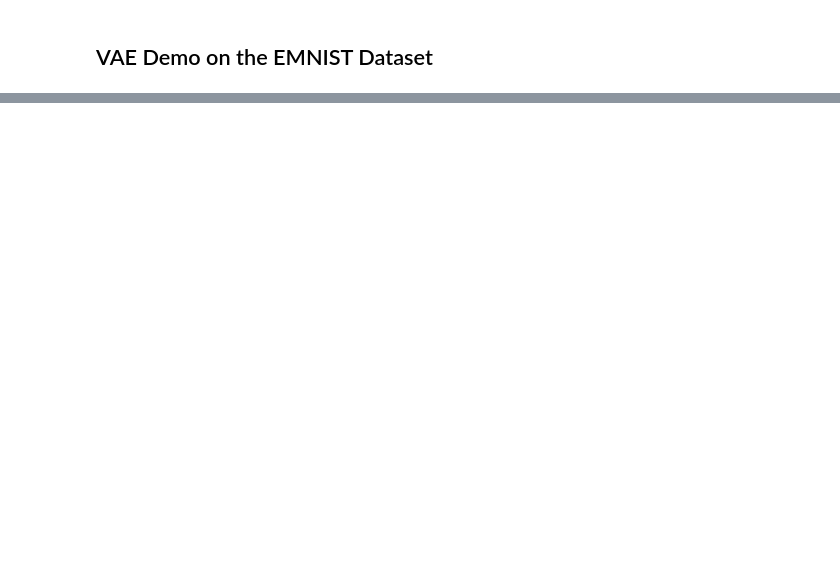
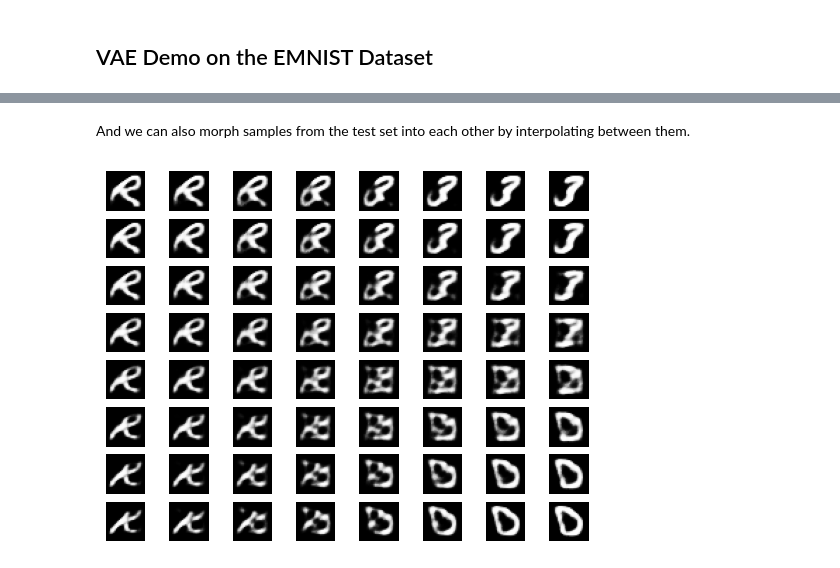
Before and after one commit to liam-a-edwards/hand_vae, a Jupyter notebook: demo.ipynb, the cells around one changed output, grey strips where cells are left out. Saved outputs shown, nothing was run; the diff lists cells and outputs as text; code cells hidden in the pictures; blank space fills up the shorter version.

```diff
--- a/demo.ipynb
+++ b/demo.ipynb
@@ -47,0 +106,18 @@ Saved model to vae.json
+# %% [markdown]
+And we can also morph samples from the test set into each other by interpolating between them.
+# %%
+# Pick 4 distinct random indices from the test set to visualize
+indices = np.random.choice(len(X_test), 4, replace=False)
+z1, z2, z3, z4 = (model.encoder.forward(Tensor(X_test[i].reshape(1, -1)))[0].data for i in indices)
+
+for i in range(8):
+    for j in range(8):
+        alpha = i / 7
+        beta = j / 7
+        z_interpolated = (1 - alpha) * ((1 - beta) * z1 + beta * z2) + alpha * ((1 - beta) * z3 + beta * z4)
+        interpolated_image = model.decoder.forward(Tensor(z_interpolated)).data.reshape(28, 28)
+        plt.subplot(8, 8, i * 8 + j + 1)
+        plt.imshow(interpolated_image, cmap="gray")
+        plt.axis("off")
+# %% [output]
+[figure, added]
```
Also changed, not shown: parts of 13 cells of this notebook, 2 other files.
